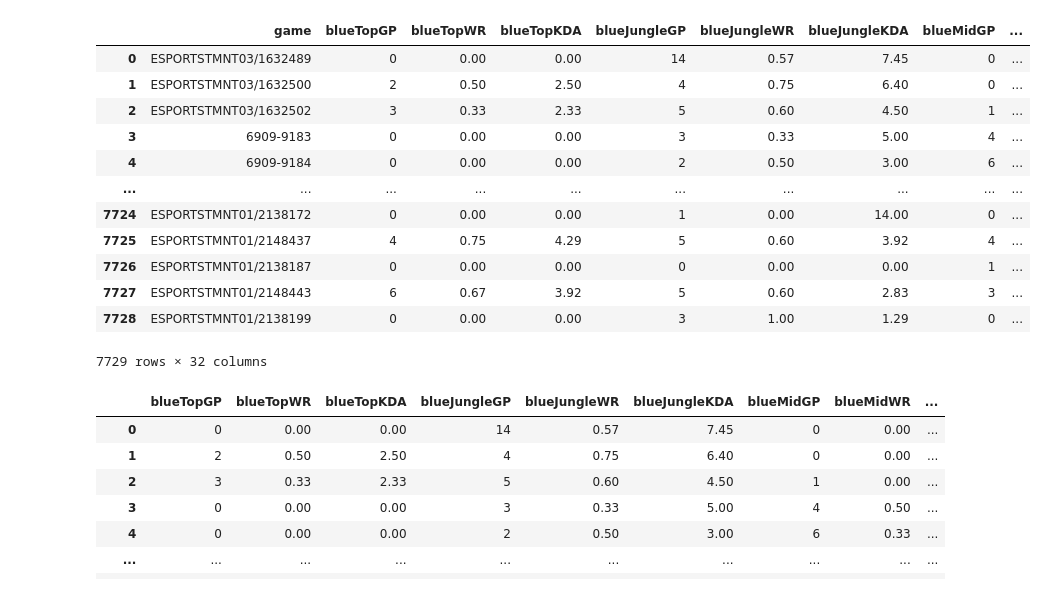
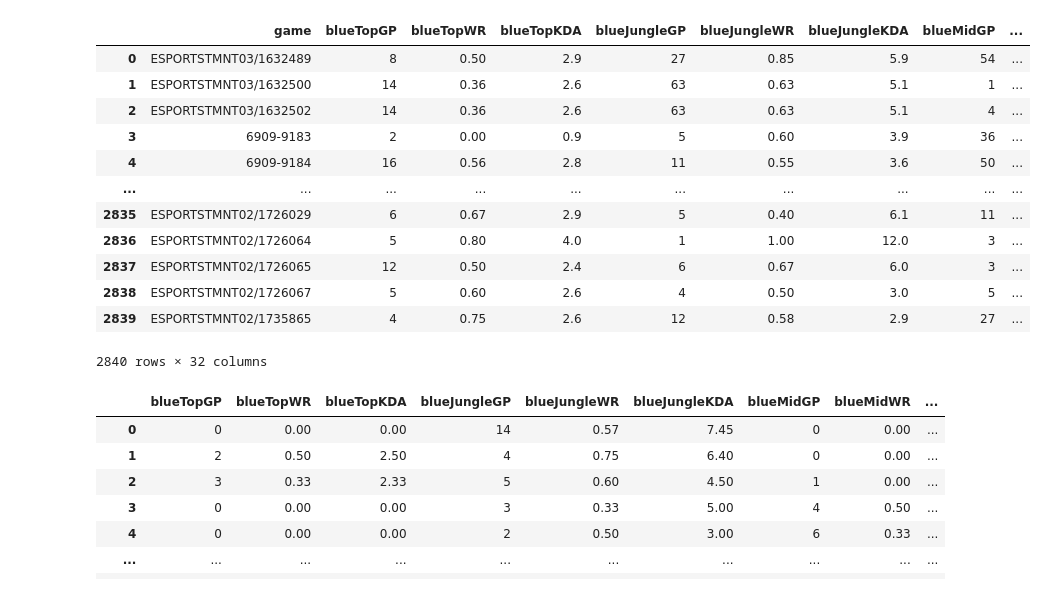
Before and after one commit to lincolncosta/moba.aid.prediction, a Jupyter notebook: prediction.ipynb, the cells around one changed output. Saved outputs shown, nothing was run; the diff lists cells and outputs as text; code cells hidden in the pictures.

Commit message:
atualização do notebook de predição para utilização do dataset antigo.

```diff
--- a/prediction.ipynb
+++ b/prediction.ipynb
@@ -8,22 +8,22 @@ from sklearn.preprocessing import StandardScaler
 from sklearn.feature_selection import SelectKBest,f_classif
 from sklearn.metrics import accuracy_score, precision_score,recall_score,f1_score
 # %%
-df = pd.read_csv('outputs/dataset_players_statistics.csv')
+df = pd.read_csv('data/dataset_players_statistics.csv')
 df
 # %% [output]
 |  | game | blueTopGP | blueTopWR | blueTopKDA | blueJungleGP | blueJungleWR | blueJungleKDA | blueMidGP | ... |
-| 0 | ESPORTSTMNT03/1632489 | 0 | 0.00 | 0.00 | 14 | 0.57 | 7.45 | 0 | ... |
-| 1 | ESPORTSTMNT03/1632500 | 2 | 0.50 | 2.50 | 4 | 0.75 | 6.40 | 0 | ... |
-| 2 | ESPORTSTMNT03/1632502 | 3 | 0.33 | 2.33 | 5 | 0.60 | 4.50 | 1 | ... |
-| 3 | 6909-9183 | 0 | 0.00 | 0.00 | 3 | 0.33 | 5.00 | 4 | ... |
-| 4 | 6909-9184 | 0 | 0.00 | 0.00 | 2 | 0.50 | 3.00 | 6 | ... |
+| 0 | ESPORTSTMNT03/1632489 | 8 | 0.50 | 2.9 | 27 | 0.85 | 5.9 | 54 | ... |
+| 1 | ESPORTSTMNT03/1632500 | 14 | 0.36 | 2.6 | 63 | 0.63 | 5.1 | 1 | ... |
+| 2 | ESPORTSTMNT03/1632502 | 14 | 0.36 | 2.6 | 63 | 0.63 | 5.1 | 4 | ... |
+| 3 | 6909-9183 | 2 | 0.00 | 0.9 | 5 | 0.60 | 3.9 | 36 | ... |
+| 4 | 6909-9184 | 16 | 0.56 | 2.8 | 11 | 0.55 | 3.6 | 50 | ... |
 | ... | ... | ... | ... | ... | ... | ... | ... | ... | ... |
-| 7724 | ESPORTSTMNT01/2138172 | 0 | 0.00 | 0.00 | 1 | 0.00 | 14.00 | 0 | ... |
-| 7725 | ESPORTSTMNT01/2148437 | 4 | 0.75 | 4.29 | 5 | 0.60 | 3.92 | 4 | ... |
-| 7726 | ESPORTSTMNT01/2138187 | 0 | 0.00 | 0.00 | 0 | 0.00 | 0.00 | 1 | ... |
-| 7727 | ESPORTSTMNT01/2148443 | 6 | 0.67 | 3.92 | 5 | 0.60 | 2.83 | 3 | ... |
-| 7728 | ESPORTSTMNT01/2138199 | 0 | 0.00 | 0.00 | 3 | 1.00 | 1.29 | 0 | ... |
+| 2835 | ESPORTSTMNT02/1726029 | 6 | 0.67 | 2.9 | 5 | 0.40 | 6.1 | 11 | ... |
+| 2836 | ESPORTSTMNT02/1726064 | 5 | 0.80 | 4.0 | 1 | 1.00 | 12.0 | 3 | ... |
+| 2837 | ESPORTSTMNT02/1726065 | 12 | 0.50 | 2.4 | 6 | 0.67 | 6.0 | 3 | ... |
+| 2838 | ESPORTSTMNT02/1726067 | 5 | 0.60 | 2.6 | 4 | 0.50 | 3.0 | 5 | ... |
+| 2839 | ESPORTSTMNT02/1735865 | 4 | 0.75 | 2.6 | 12 | 0.58 | 2.9 | 27 | ... |
-7729 rows × 32 columns
+2840 rows × 32 columns
 # %%
 y = df['result'].copy()
 X = df.drop(['result', 'game'],axis=1)
```
Also changed, not shown: parts of 2 cells of this notebook.
